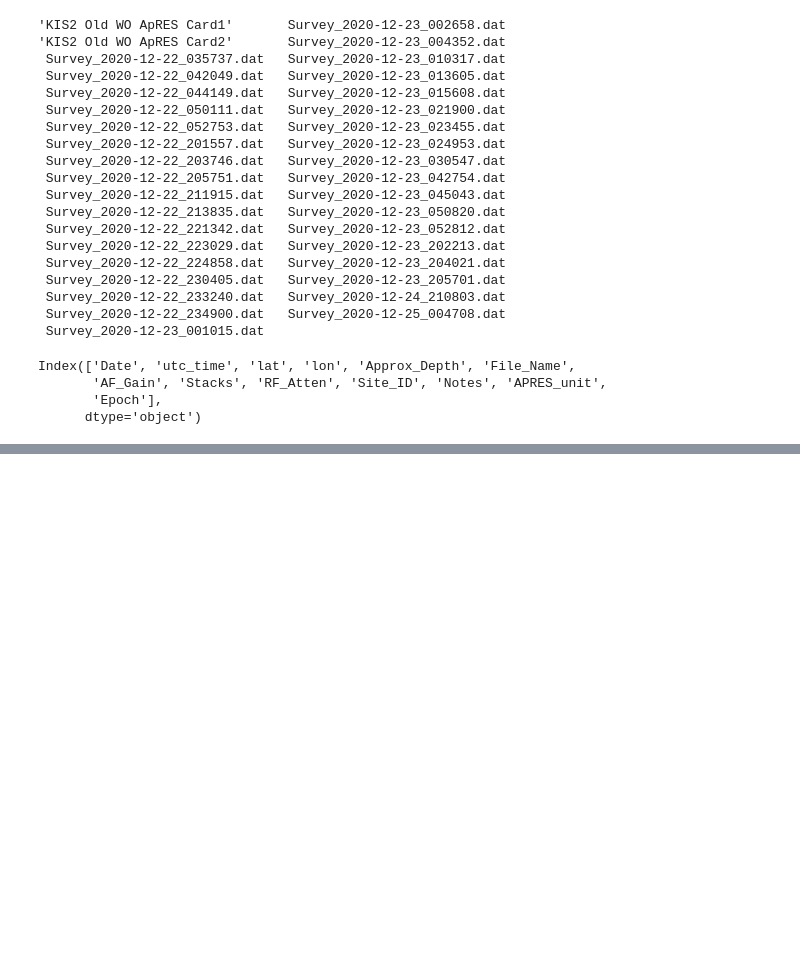
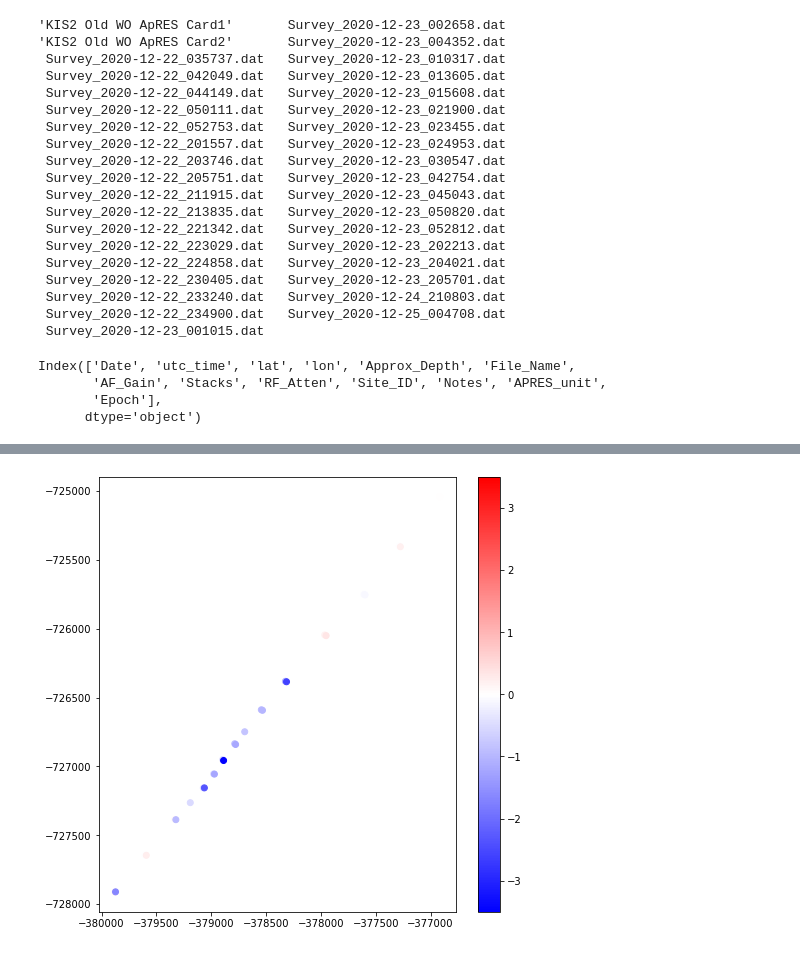
Before and after one commit to arrran/PhD_data_chapter, a Jupyter notebook: Jupyter/APRES/02_ApRES_.ipynb, the cells around one changed output, grey strips where cells are left out. Cells and saved outputs as stored; diff of their text form; code cells hidden in the pictures; blank space fills up the shorter version.

```diff
--- a/Jupyter/APRES/02_ApRES_.ipynb
+++ b/Jupyter/APRES/02_ApRES_.ipynb
@@ -180,0 +260,7 @@ Index(['Date', 'utc_time', 'lat', 'lon', 'Approx_Depth', 'File_Name',
+# %%
+plt.figure(figsize=(8,8))
+plt.scatter(cc_m.x,cc_m.y,c=cc_m.meltRate,cmap='bwr',vmin=-3.5,vmax=3.5)
+plt.colorbar()
+plt.show()
+# %% [output]
+[figure, added]
```
Also changed, not shown: parts of 22 cells of this notebook, 1 other file.
